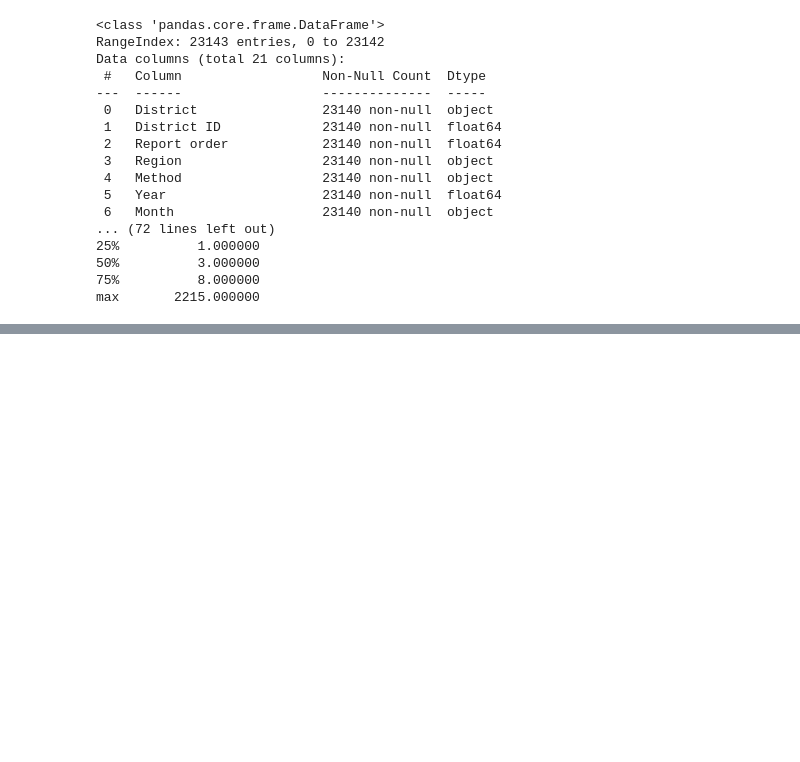
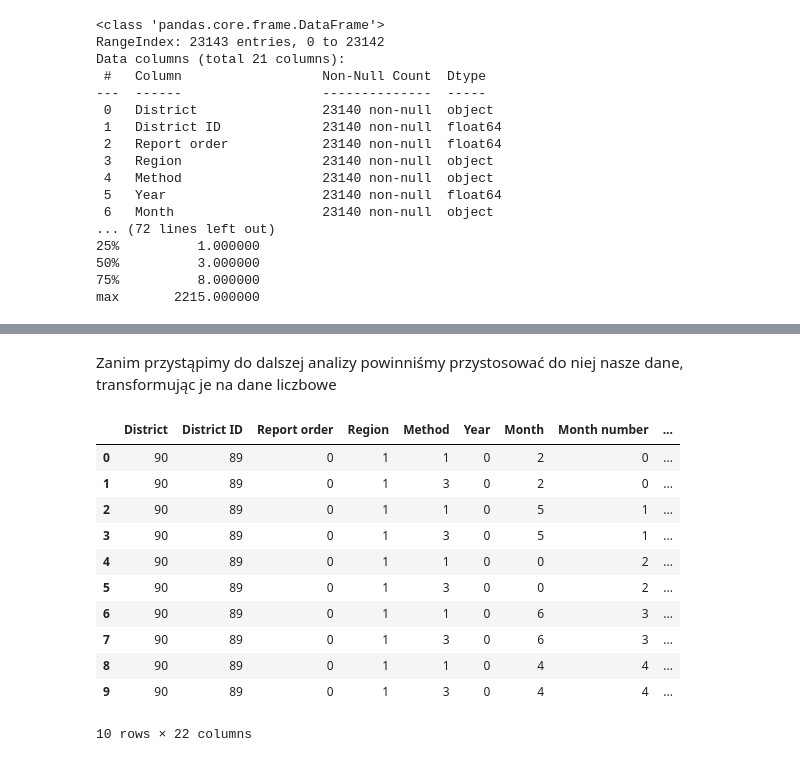
Before and after one commit to Papamus/Salmon-analysis, a Jupyter notebook: salmon-statistics-analysis.ipynb, the cells around one changed output, grey strips where cells are left out. Saved outputs shown, nothing was run; the diff lists cells and outputs as text; code cells hidden in the pictures; blank space fills up the shorter version.

```diff
--- a/salmon-statistics-analysis.ipynb
+++ b/salmon-statistics-analysis.ipynb
@@ -47,0 +125,20 @@ max       2215.000000
+# %% [markdown]
+Zanim przystąpimy do dalszej analizy powinniśmy przystosować do niej nasze dane, transformując je na dane liczbowe
+# %%
+#transforamcja danych kategorycznych na dane numeryczne
+from sklearn.preprocessing import LabelEncoder
+dataframe = dataframe.apply(LabelEncoder().fit_transform)
+dataframe.head(10)
+# %% [output]
+|  | District | District ID | Report order | Region | Method | Year | Month | Month number | ... |
+| 0 | 90 | 89 | 0 | 1 | 1 | 0 | 2 | 0 | ... |
+| 1 | 90 | 89 | 0 | 1 | 3 | 0 | 2 | 0 | ... |
+| 2 | 90 | 89 | 0 | 1 | 1 | 0 | 5 | 1 | ... |
+| 3 | 90 | 89 | 0 | 1 | 3 | 0 | 5 | 1 | ... |
+| 4 | 90 | 89 | 0 | 1 | 1 | 0 | 0 | 2 | ... |
+| 5 | 90 | 89 | 0 | 1 | 3 | 0 | 0 | 2 | ... |
+| 6 | 90 | 89 | 0 | 1 | 1 | 0 | 6 | 3 | ... |
+| 7 | 90 | 89 | 0 | 1 | 3 | 0 | 6 | 3 | ... |
+| 8 | 90 | 89 | 0 | 1 | 1 | 0 | 4 | 4 | ... |
+| 9 | 90 | 89 | 0 | 1 | 3 | 0 | 4 | 4 | ... |
+10 rows × 22 columns
```
Also changed, not shown: parts of 14 cells of this notebook.
